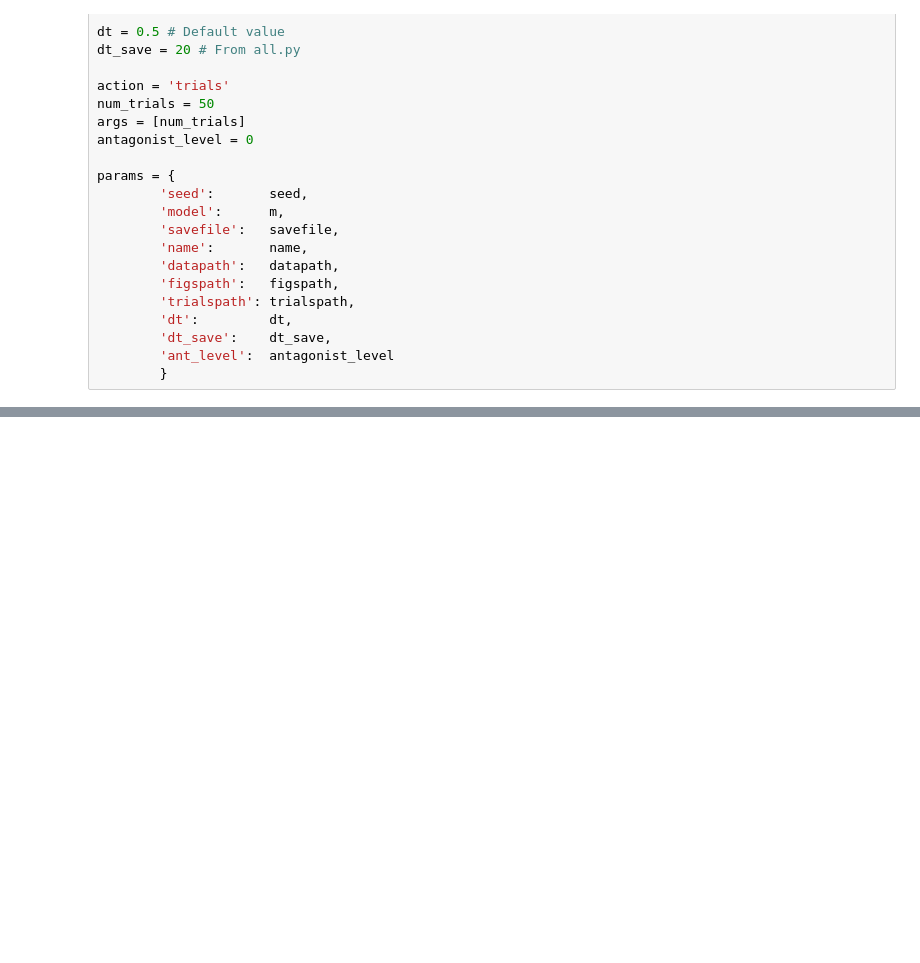
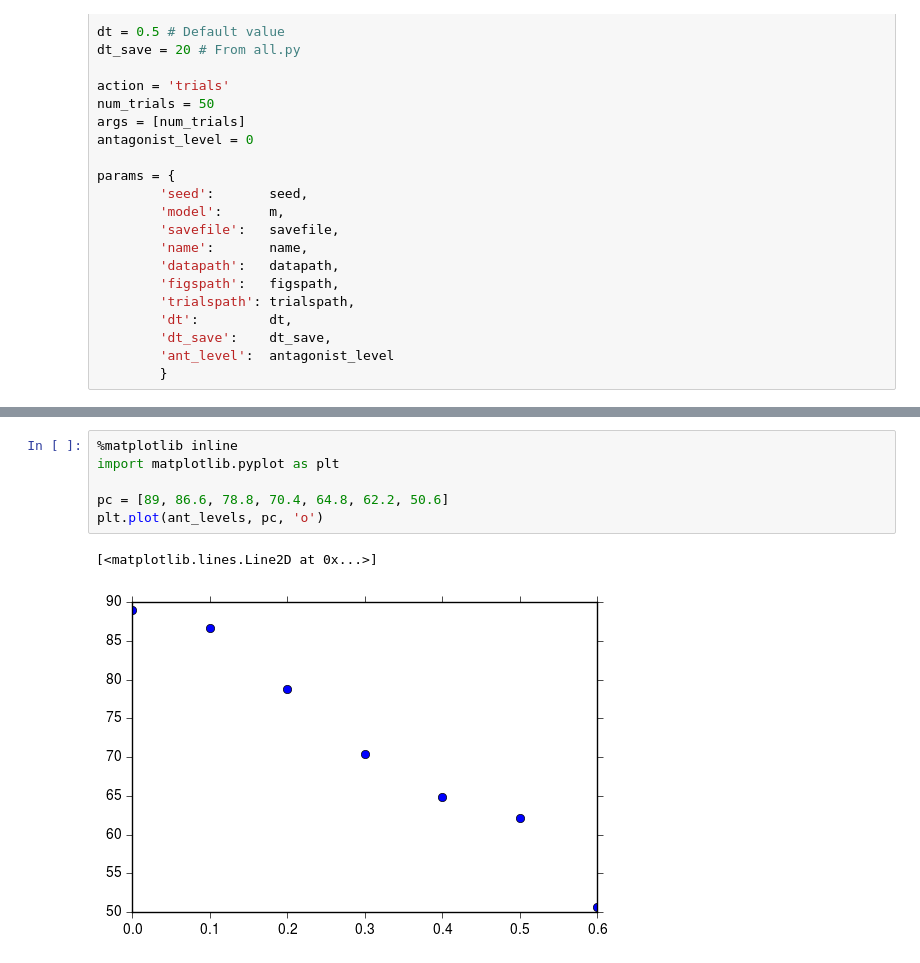
Before and after one commit to collijk/pycog, a Jupyter notebook: RNN_Playground.ipynb, the cells around one changed output, grey strips where cells are left out. Saved outputs shown, nothing was run; the diff lists cells and outputs as text; blank space fills up the shorter version.

```diff
--- a/RNN_Playground.ipynb
+++ b/RNN_Playground.ipynb
@@ -152,0 +169,9 @@ for ant_level in ant_levels:
+# %%
+%matplotlib inline
+import matplotlib.pyplot as plt
+
+pc = [89, 86.6, 78.8, 70.4, 64.8, 62.2, 50.6]
+plt.plot(ant_levels, pc, 'o')
+# %% [output]
+[<matplotlib.lines.Line2D at 0x...>]
+[figure, added]
```
Also changed, not shown: parts of 7 cells of this notebook, 2 other files.
